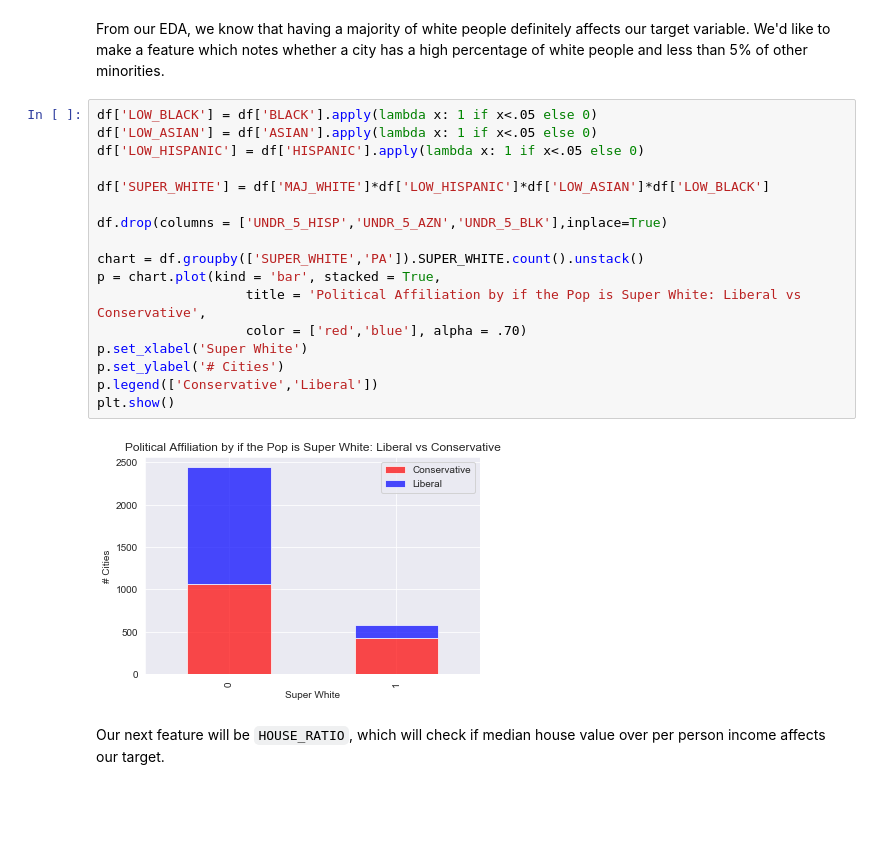
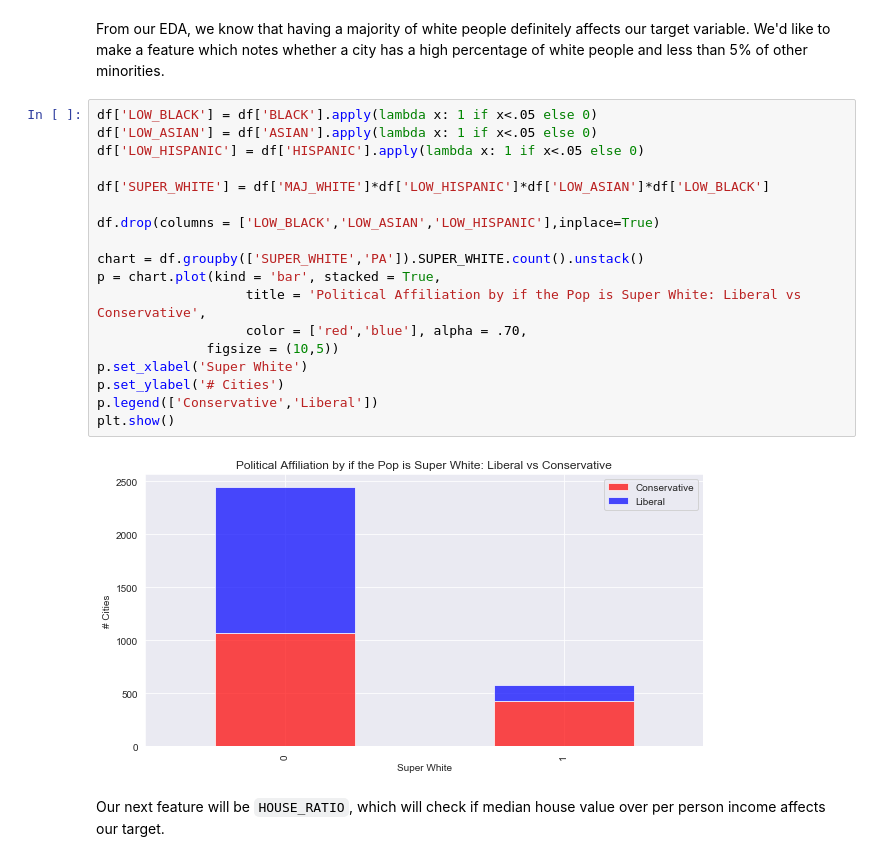
Before and after one commit to CaryMosley/PoliticalAffiliation, a Jupyter notebook: EDA and Feature Engineering.ipynb, the cells around one changed output. Cells and saved outputs as stored; diff of their text form; blank space fills up the shorter version.

```diff
--- a/EDA and Feature Engineering.ipynb
+++ b/EDA and Feature Engineering.ipynb
@@ -567,22 +569,23 @@ From our EDA, we know that having a majority of white people definitely affects
 # %%
 df['LOW_BLACK'] = df['BLACK'].apply(lambda x: 1 if x<.05 else 0)
 df['LOW_ASIAN'] = df['ASIAN'].apply(lambda x: 1 if x<.05 else 0)
 df['LOW_HISPANIC'] = df['HISPANIC'].apply(lambda x: 1 if x<.05 else 0)
 
 df['SUPER_WHITE'] = df['MAJ_WHITE']*df['LOW_HISPANIC']*df['LOW_ASIAN']*df['LOW_BLACK']
 
-df.drop(columns = ['UNDR_5_HISP','UNDR_5_AZN','UNDR_5_BLK'],inplace=True)
+df.drop(columns = ['LOW_BLACK','LOW_ASIAN','LOW_HISPANIC'],inplace=True)
 
 chart = df.groupby(['SUPER_WHITE','PA']).SUPER_WHITE.count().unstack()
 p = chart.plot(kind = 'bar', stacked = True,
                    title = 'Political Affiliation by if the Pop is Super White: Liberal vs Conservative',
-                   color = ['red','blue'], alpha = .70)
+                   color = ['red','blue'], alpha = .70,
+              figsize = (10,5))
 p.set_xlabel('Super White')
 p.set_ylabel('# Cities')
 p.legend(['Conservative','Liberal'])
 plt.show()
 # %% [output]
-[figure, old version]
+[figure, new version]
 # %% [markdown]
 Our next feature will be `HOUSE_RATIO`, which will check if median house value over per person income affects our target.
 # %%
```
Also changed, not shown: parts of 9 cells of this notebook.
